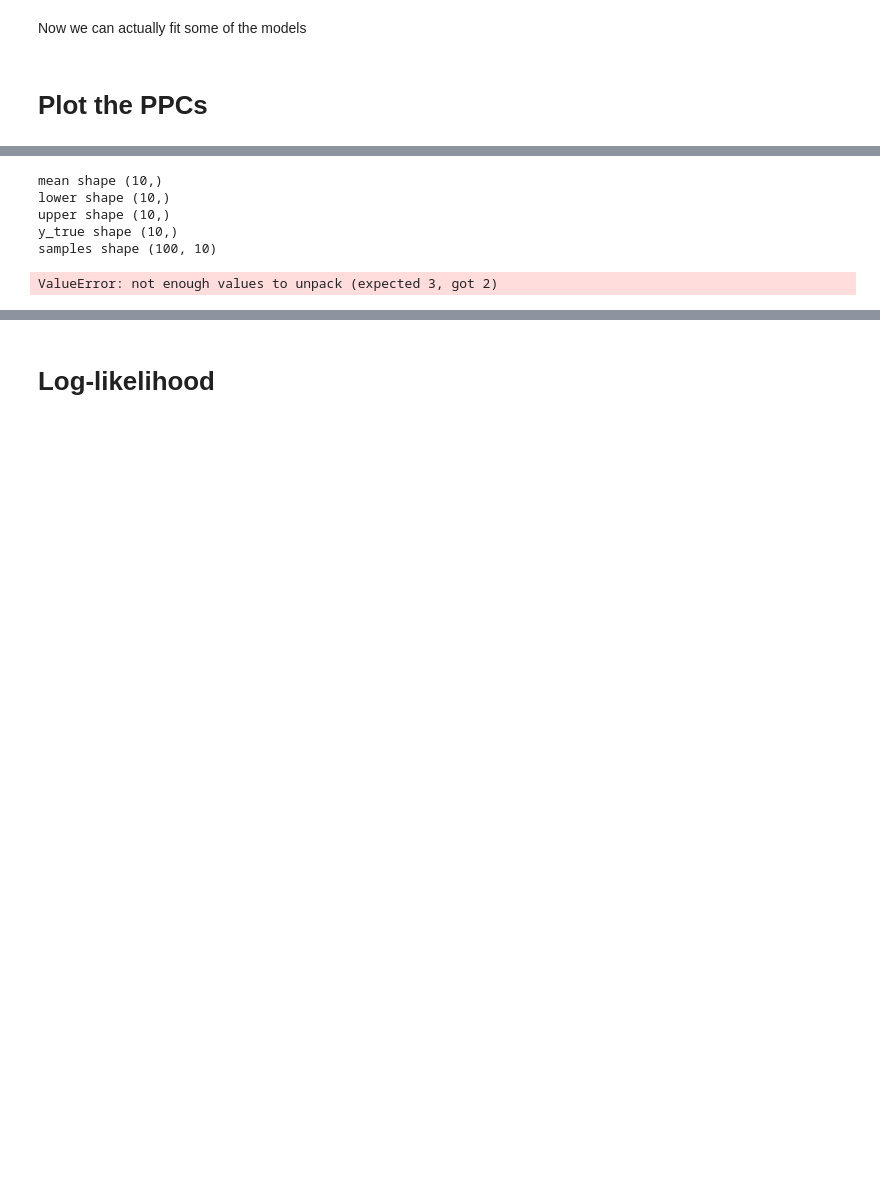
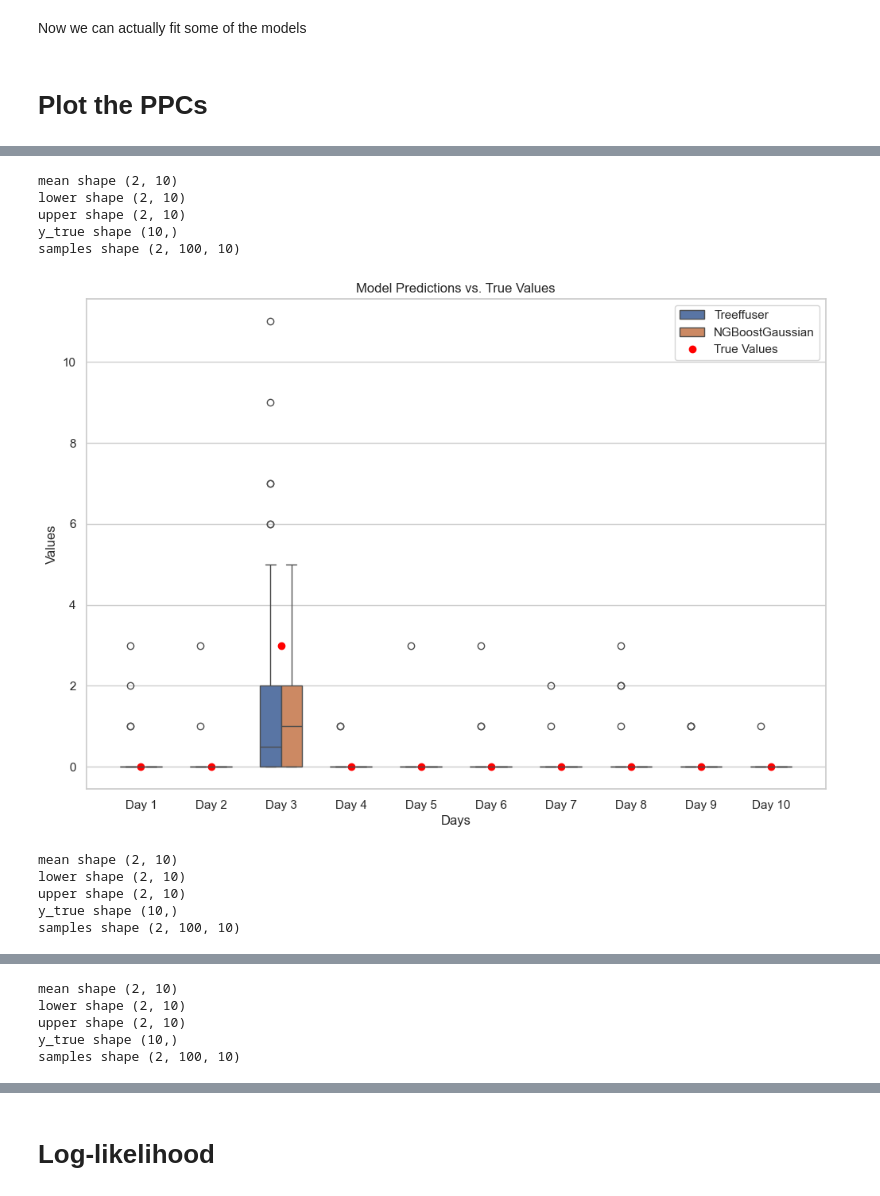
Before and after one commit to blei-lab/treeffuser, a Jupyter notebook: testbed/notebooks/m5-ppc-notebook.ipynb, the cells around one changed output, grey strips where cells are left out. Saved outputs shown, nothing was run; the diff lists cells and outputs as text; code cells hidden in the pictures; blank space fills up the shorter version.

```diff
--- a/testbed/notebooks/m5-ppc-notebook.ipynb
+++ b/testbed/notebooks/m5-ppc-notebook.ipynb
@@ -519,7 +563,7 @@ for ppc_name in ppc_names:
 # %%
 np.random.seed(0)
 
-NUM_PRODS_TO_PLOT = 5
+NUM_PRODS_TO_PLOT = 3
 DAYS_TO_PLOT = 10
 QUATILE = 0.9
 NUM_SAMPLES = 100
@@ -552,35 +596,40 @@ for res in results:
         samples = np.maximum(samples, 0)
 
         means = np.mean(samples, axis=0)
         lower_q = np.quantile(samples, 1-QUATILE, axis=0)
         upper_q = np.quantile(samples, QUATILE, axis=0)
 
         prod_dict[i]["means_to_plot"].append(means)
         prod_dict[i]["lower_q_s"].append(lower_q)
         prod_dict[i]["upper_q_s"].append(upper_q)
         prod_dict[i]["samples"].append(samples)
 
 for i in prod_dict:
     means_to_plot = np.array(prod_dict[i]["means_to_plot"]).squeeze()
     lower_q_s = np.array(prod_dict[i]["lower_q_s"]).squeeze()
     upper_q_s = np.array(prod_dict[i]["upper_q_s"]).squeeze()
     samples = np.array(prod_dict[i]["samples"]).squeeze()
     y_true = np.array(y_train_prod[i][-DAYS_TO_PLOT:])
 
     model_names = [res["model"].__class__.__name__ for res in results]
 
     print("mean shape", means_to_plot.shape)
     print("lower shape", lower_q_s.shape)
     print("upper shape", upper_q_s.shape)
     print("y_true shape", y_true.shape)
     print("samples shape", samples.shape)
 
     #plot_predictions(y_true, means_to_plot, upper_q_s, lower_q_s, [res["model"].__class__.__name__ for res in results])
     plot_model_comparisons(samples, y_true, model_names=model_names)
 # %% [output]
-mean shape (10,)
-lower shape (10,)
-upper shape (10,)
+mean shape (2, 10)
+lower shape (2, 10)
+upper shape (2, 10)
 y_true shape (10,)
-samples shape (100, 10)
+samples shape (2, 100, 10)
+[figure, added]
-ValueError: not enough values to unpack (expected 3, got 2)
+mean shape (2, 10)
+lower shape (2, 10)
+upper shape (2, 10)
+y_true shape (10,)
+samples shape (2, 100, 10)
@@ -586,0 +637,5 @@ ValueError: not enough values to unpack (expected 3, got 2)
+mean shape (2, 10)
+lower shape (2, 10)
+upper shape (2, 10)
+y_true shape (10,)
+samples shape (2, 100, 10)
```
Also changed, not shown: parts of 15 cells of this notebook, 1 other file.
